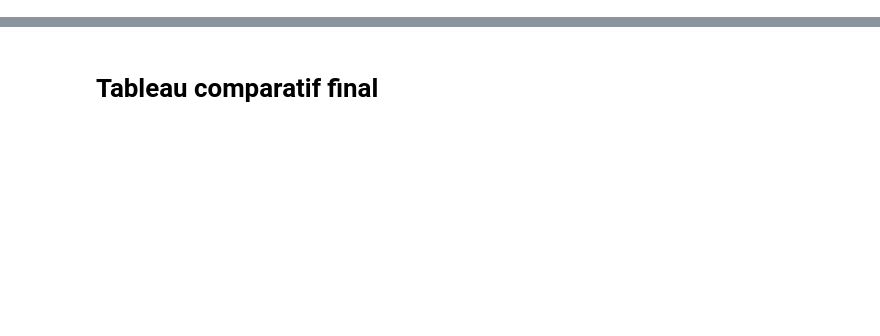
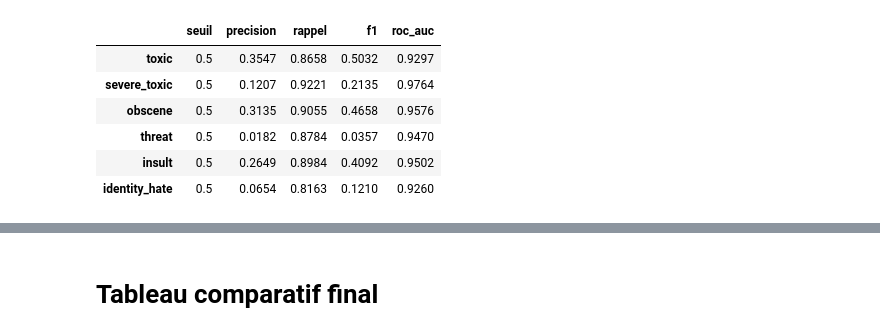
Before and after one commit to elSam22/depl_ai_cyber, a Jupyter notebook: notebooks/train.ipynb, the cells around one changed output, grey strips where cells are left out. Drawn from its saved outputs; the diff is of its cells as text; code cells hidden in the pictures; blank space fills up the shorter version.

Commit message:
Met à jour les notebooks d'anonymisation et d'entraînement (seuils, résultats, tests communs)
Co-Authored-By: Claude Sonnet 5.5 <noreply@anthropic.com>

```diff
--- a/notebooks/train.ipynb
+++ b/notebooks/train.ipynb
@@ -114,6 +226,6 @@ def evaluer(nom, y_vrai, proba, temps_train, temps_inference):
 # %%
-# Vocabulaire construit sur le jeu d'entraînement uniquement (les textes sont déjà nettoyés : minuscules, sans ponctuation)
-compteur = Counter(mot for t in textes[idx_train] for mot in t.split())
+# Vocabulaire construit sur le jeu d'entraînement COMMUN uniquement (les textes sont déjà nettoyés : minuscules, sans ponctuation)
+compteur = Counter(mot for t in textes[idx_commun] for mot in t.split())
 vocab = {"<pad>": 0, "<unk>": 1}
 for mot, _ in compteur.most_common(VOCAB_LSTM - 2):
     vocab[mot] = len(vocab)
@@ -128,6 +240,6 @@ def encoder(liste_textes):
     return torch.from_numpy(X)
 
 
-X_train_l, X_test_l = encoder(textes[idx_train]), encoder(textes[idx_test])
-Y_train_l = torch.from_numpy(Y[idx_train])
+X_train_l, X_val_l = encoder(textes[idx_commun]), encoder(textes[idx_val])
+Y_train_l = torch.from_numpy(Y[idx_commun])
 print("Vocabulaire :", len(vocab), "| X_train :", tuple(X_train_l.shape))
@@ -156,36 +270,52 @@ def predire_lstm(modele, X, batch=512):
                for i in tqdm(range(0, len(X), batch), desc="BiLSTM inférence")]
     return torch.cat(sorties).numpy()
 # %%
-fixer_graine()
-modele_lstm = BiLSTM(len(vocab)).to(DEVICE)
-perte = nn.BCEWithLogitsLoss(pos_weight=calculer_pos_weight(Y[idx_train]))   # BCE + pos_weight
-optimiseur = torch.optim.Adam(modele_lstm.parameters(), lr=LR_LSTM)
-loader = DataLoader(TensorDataset(X_train_l, Y_train_l), batch_size=BATCH_LSTM, shuffle=True)
+chemin_lstm = DOSSIER_MODELES / "bilstm"
+fichier_temps_lstm = chemin_lstm / "temps_train.json"
+if (chemin_lstm / "bilstm.pt").exists() and not REENTRAINER_LSTM:
+    # Modèle déjà entraîné sur le même jeu commun (même graine) : on le recharge au lieu de le réentraîner
+    vocab_sauve = json.loads((chemin_lstm / "vocab.json").read_text(encoding="utf-8"))
+    if vocab_sauve != vocab:                     # le modèle doit être utilisé avec le vocabulaire sur lequel il a appris
+        vocab = vocab_sauve
+        X_val_l = encoder(textes[idx_val])
+        print("Vocabulaire du modèle sauvegardé utilisé (différent de celui recalculé)")
+    modele_lstm = BiLSTM(len(vocab)).to(DEVICE)
+    modele_lstm.load_state_dict(torch.load(chemin_lstm / "bilstm.pt", map_location=DEVICE))
+    temps_train_lstm = json.loads(fichier_temps_lstm.read_text())["temps_train_s"] if fichier_temps_lstm.exists() else float("nan")
+    print("BiLSTM rechargé depuis", chemin_lstm, "| temps d'entraînement :", temps_train_lstm)
+else:
+    fixer_graine()
+    modele_lstm = BiLSTM(len(vocab)).to(DEVICE)
+    perte = nn.BCEWithLogitsLoss(pos_weight=calculer_pos_weight(Y[idx_commun]))   # BCE + pos_weight
+    optimiseur = torch.optim.Adam(modele_lstm.parameters(), lr=LR_LSTM)
+    loader = DataLoader(TensorDataset(X_train_l, Y_train_l), batch_size=BATCH_LSTM, shuffle=True)
 
+    synchroniser(); t0 = time.perf_counter()
+    for epoque in range(EPOCHS_LSTM):
+        modele_lstm.train()
+        total = 0.0
+        barre = tqdm(loader, desc=f"BiLSTM époque {epoque + 1}/{EPOCHS_LSTM}")
+        for etape, (xb, yb) in enumerate(barre, 1):
+            xb, yb = xb.to(DEVICE), yb.to(DEVICE)
+            optimiseur.zero_grad()
+            l = perte(modele_lstm(xb), yb)
+            l.backward()
+            optimiseur.step()
+            total += l.item()
+            barre.set_postfix(perte=f"{total / etape:.4f}")   # perte moyenne en direct
+        print(f"  perte moyenne : {total / len(loader):.4f}")
+    synchroniser(); temps_train_lstm = time.perf_counter() - t0
+
+    # Sauvegarde : poids + vocabulaire (nécessaire pour réutiliser le modèle) + temps d'entraînement
+    (DOSSIER_MODELES / "bilstm").mkdir(exist_ok=True)
+    (DOSSIER_MODELES / "bilstm" / "temps_train.json").write_text(json.dumps({"temps_train_s": temps_train_lstm}))
+    torch.save(modele_lstm.state_dict(), DOSSIER_MODELES / "bilstm" / "bilstm.pt")
+    (DOSSIER_MODELES / "bilstm" / "vocab.json").write_text(json.dumps(vocab), encoding="utf-8")
+
+# Inférence chronométrée sur toute la validation
 synchroniser(); t0 = time.perf_counter()
-for epoque in range(EPOCHS_LSTM):
-    modele_lstm.train()
-    total = 0.0
-    barre = tqdm(loader, desc=f"BiLSTM époque {epoque + 1}/{EPOCHS_LSTM}")
-    for etape, (xb, yb) in enumerate(barre, 1):
-        xb, yb = xb.to(DEVICE), yb.to(DEVICE)
-        optimiseur.zero_grad()
-        l = perte(modele_lstm(xb), yb)
-        l.backward()
-        optimiseur.step()
-        total += l.item()
-        barre.set_postfix(perte=f"{total / etape:.4f}")   # perte moyenne en direct
-    print(f"  perte moyenne : {total / len(loader):.4f}")
-synchroniser(); temps_train_lstm = time.perf_counter() - t0
-
-# Inférence chronométrée sur tout le jeu de test
-synchroniser(); t0 = time.perf_counter()
-proba_lstm = predire_lstm(modele_lstm, X_test_l)
+proba_lstm = predire_lstm(modele_lstm, X_val_l)
 synchroniser(); temps_inf_lstm = time.perf_counter() - t0
 
-evaluer("BiLSTM", Y[idx_test], proba_lstm, temps_train_lstm, temps_inf_lstm)
-
-# Sauvegarde : poids + vocabulaire (nécessaire pour réutiliser le modèle)
-(DOSSIER_MODELES / "bilstm").mkdir(exist_ok=True)
-torch.save(modele_lstm.state_dict(), DOSSIER_MODELES / "bilstm" / "bilstm.pt")
-(DOSSIER_MODELES / "bilstm" / "vocab.json").write_text(json.dumps(vocab), encoding="utf-8")
+evaluer_jeu("BiLSTM", "validation", Y[idx_val], proba_lstm, temps_train_lstm, temps_inf_lstm)
+# %% [output]
@@ -191,0 +324,7 @@ torch.save(modele_lstm.state_dict(), DOSSIER_MODELES / "bilstm" / "bilstm.pt")
+|  | seuil | precision | rappel | f1 | roc_auc |
+| toxic | 0.5 | 0.3547 | 0.8658 | 0.5032 | 0.9297 |
+| severe_toxic | 0.5 | 0.1207 | 0.9221 | 0.2135 | 0.9764 |
+| obscene | 0.5 | 0.3135 | 0.9055 | 0.4658 | 0.9576 |
+| threat | 0.5 | 0.0182 | 0.8784 | 0.0357 | 0.9470 |
+| insult | 0.5 | 0.2649 | 0.8984 | 0.4092 | 0.9502 |
+| identity_hate | 0.5 | 0.0654 | 0.8163 | 0.1210 | 0.9260 |
```
Also changed, not shown: parts of 19 cells of this notebook, 2 other files.
